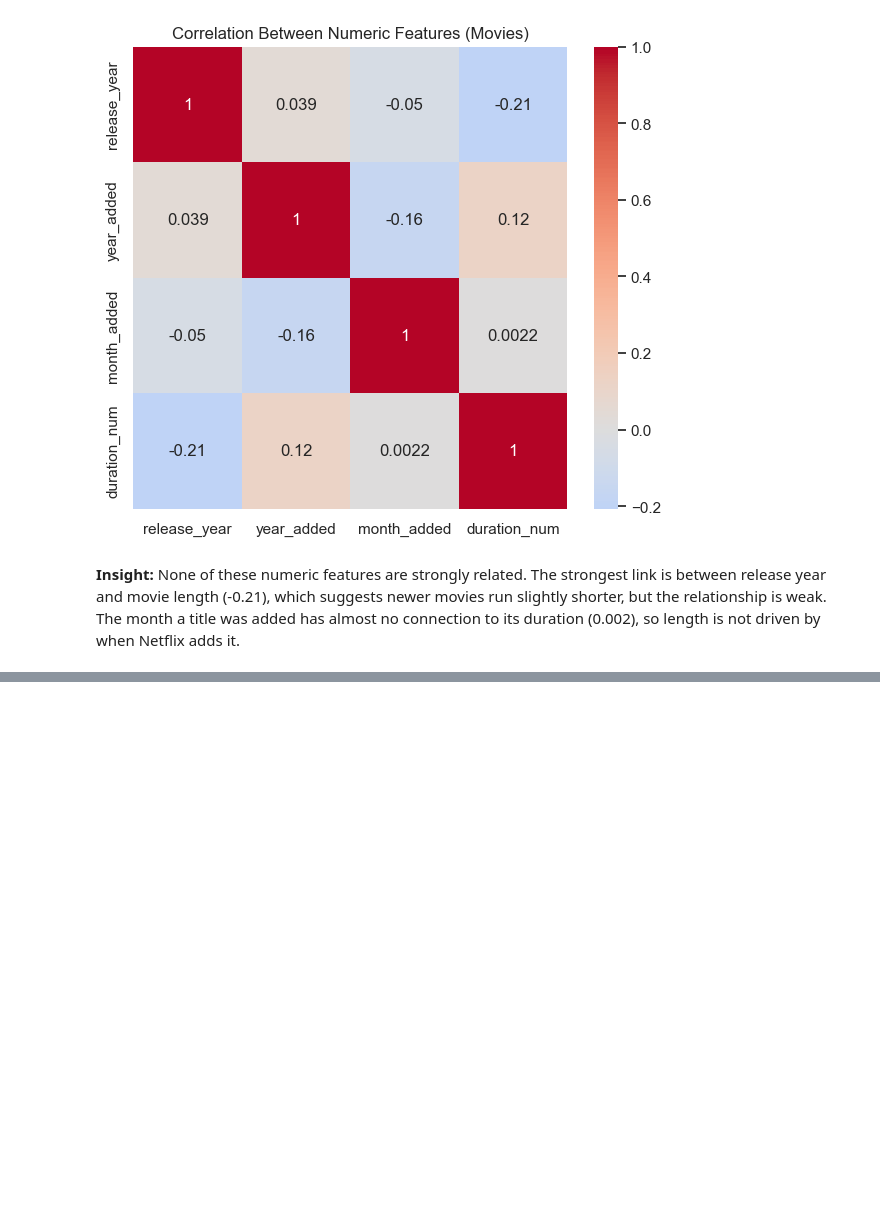
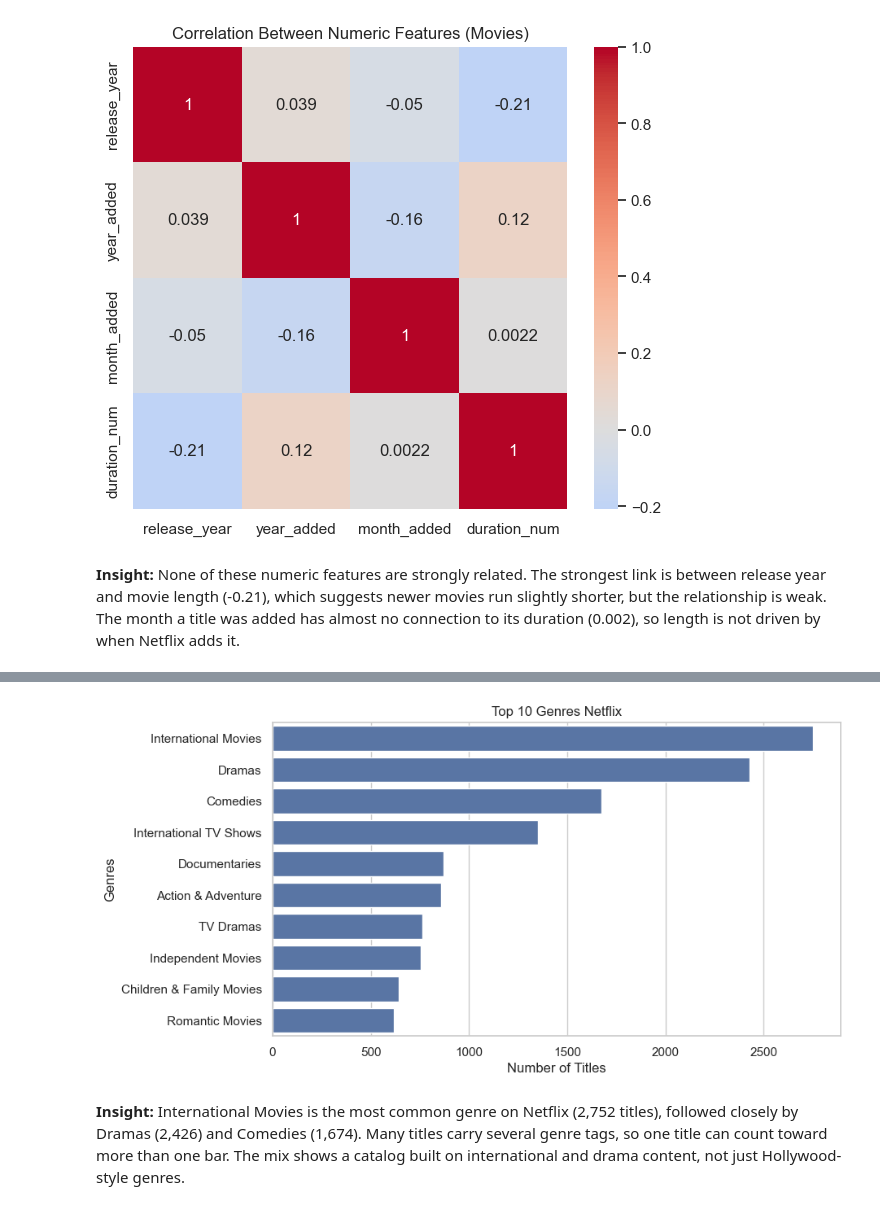
Before and after one commit to baasirahmad46/netflix-eda-visual-storytelling, a Jupyter notebook: notebooks/netflix_eda.ipynb, the cells around one changed output, grey strips where cells are left out. Drawn from its saved outputs; the diff is of its cells as text; code cells hidden in the pictures; blank space fills up the shorter version.

```diff
--- a/notebooks/netflix_eda.ipynb
+++ b/notebooks/netflix_eda.ipynb
@@ -334,0 +370,4 @@ plt.show()
+# %%
+genres = df_clean['listed_in'].str.split(', ').explode()
+top_genres = genres.value_counts().head(10)
+top_genres
@@ -334,0 +387,11 @@ plt.show()
+# %%
+plt.figure(figsize=(9, 5))
+sns.barplot(x=top_genres.values,y=top_genres.index)
+plt.title("Top 10 Genres Netflix")
+plt.xlabel("Number of Titles")
+plt.ylabel("Genres")
+plt.show()
+# %% [output]
+[figure, added]
+# %% [markdown]
+**Insight:** International Movies is the most common genre on Netflix (2,752 titles), followed closely by Dramas (2,426) and Comedies (1,674). Many titles carry several genre tags, so one title can count toward more than one bar. The mix shows a catalog built on international and drama content, not just Hollywood-style genres.
```
Also changed, not shown: parts of 6 cells of this notebook.
